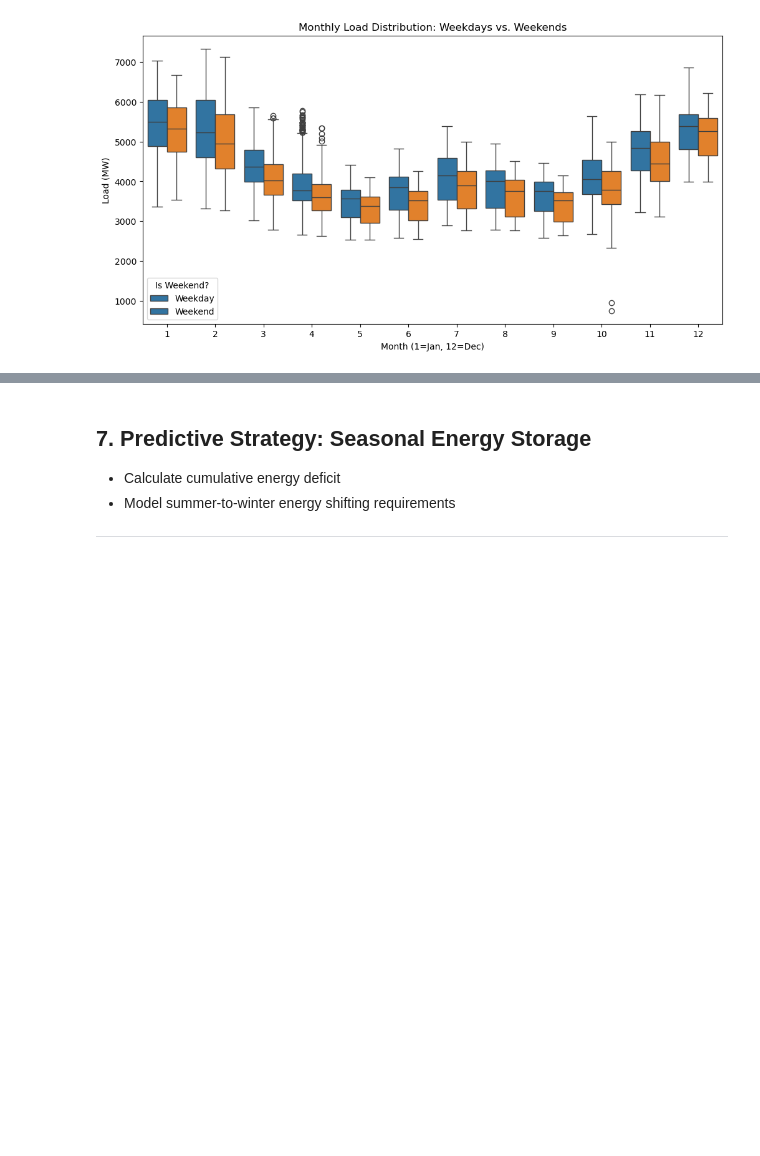
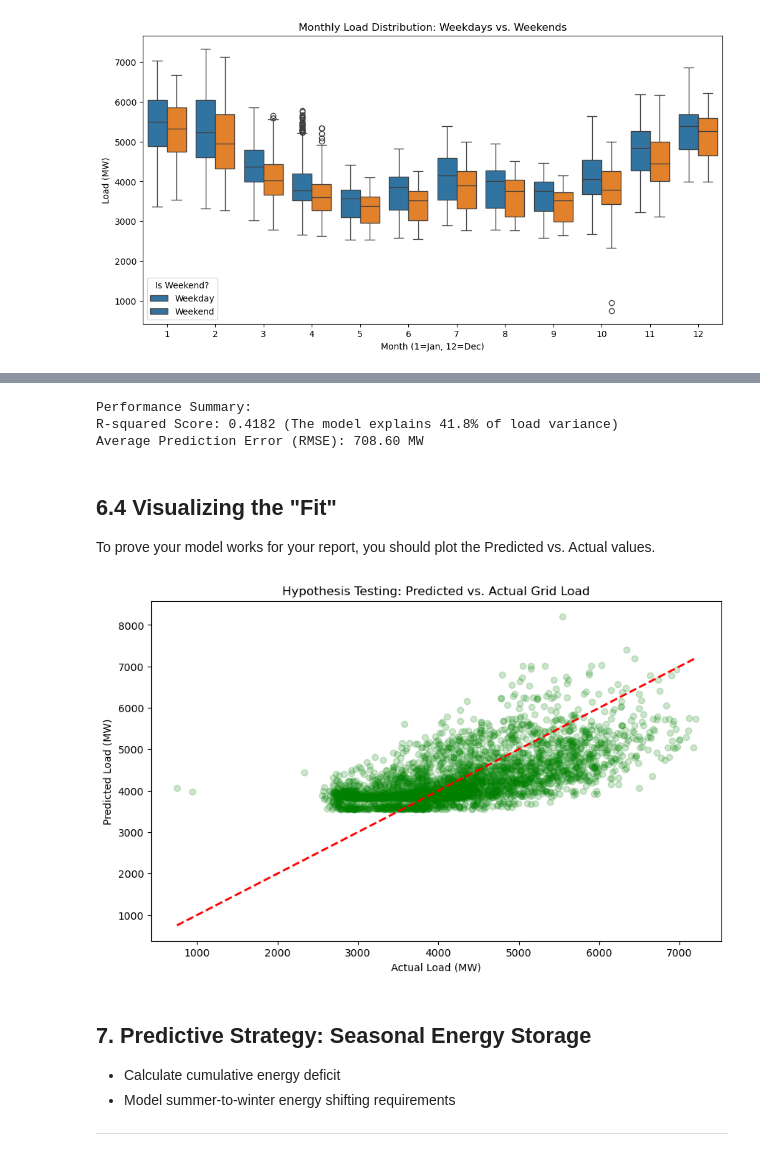
Before and after one commit to ginev91/data-science-project-softuni, a Jupyter notebook: thermal_sensitivity_bg_grid_2026.ipynb, the cells around one changed output, grey strips where cells are left out. Saved outputs shown, nothing was run; the diff lists cells and outputs as text; code cells hidden in the pictures; blank space fills up the shorter version.

Commit message:
modeling and hypothesis testing

```diff
--- a/thermal_sensitivity_bg_grid_2026.ipynb
+++ b/thermal_sensitivity_bg_grid_2026.ipynb
@@ -343,0 +354,15 @@ $$
+# %%
+#'is_weekend' is needed to shift the U-curve in our EDA
+X = df_master[['temp_wc', 'is_weekend']]
+y = df_master['TotalLoad[MW]']
+
+X_train, X_test, y_train, y_test = train_test_split(X, y, test_size=0.2, random_state=42)
+
+poly = PolynomialFeatures(degree=2, include_bias=False)
+X_train_poly = poly.fit_transform(X_train)
+X_test_poly = poly.transform(X_test)
+
+model = LinearRegression()
+model.fit(X_train_poly, y_train)
+
+y_pred = model.predict(X_test_poly)
@@ -344,3 +374,27 @@ $$
+# %%
+r2 = r2_score(y_test, y_pred)
+rmse = np.sqrt(mean_squared_error(y_test, y_pred))
+
+print(f"Performance Summary:")
+print(f"R-squared Score: {r2:.4f} (The model explains {r2*100:.1f}% of load variance)")
+print(f"Average Prediction Error (RMSE): {rmse:.2f} MW")
+# %% [output]
+Performance Summary:
+R-squared Score: 0.4182 (The model explains 41.8% of load variance)
+Average Prediction Error (RMSE): 708.60 MW
+# %% [markdown]
+## 6.4 Visualizing the "Fit"
+To prove your model works for your report, you should plot the Predicted vs. Actual values.
+# %%
+plt.figure(figsize=(10, 6))
+plt.scatter(y_test, y_pred, alpha=0.2, color='green')
+plt.plot([y_test.min(), y_test.max()], [y_test.min(), y_test.max()], 'r--', lw=2)
+plt.title('Hypothesis Testing: Predicted vs. Actual Grid Load')
+plt.xlabel('Actual Load (MW)')
+plt.ylabel('Predicted Load (MW)')
+plt.show()
+# %% [output]
+[figure, added]
 # %% [markdown]
 ## 7. Predictive Strategy: Seasonal Energy Storage
 
```
Also changed, not shown: parts of 4 cells of this notebook.
